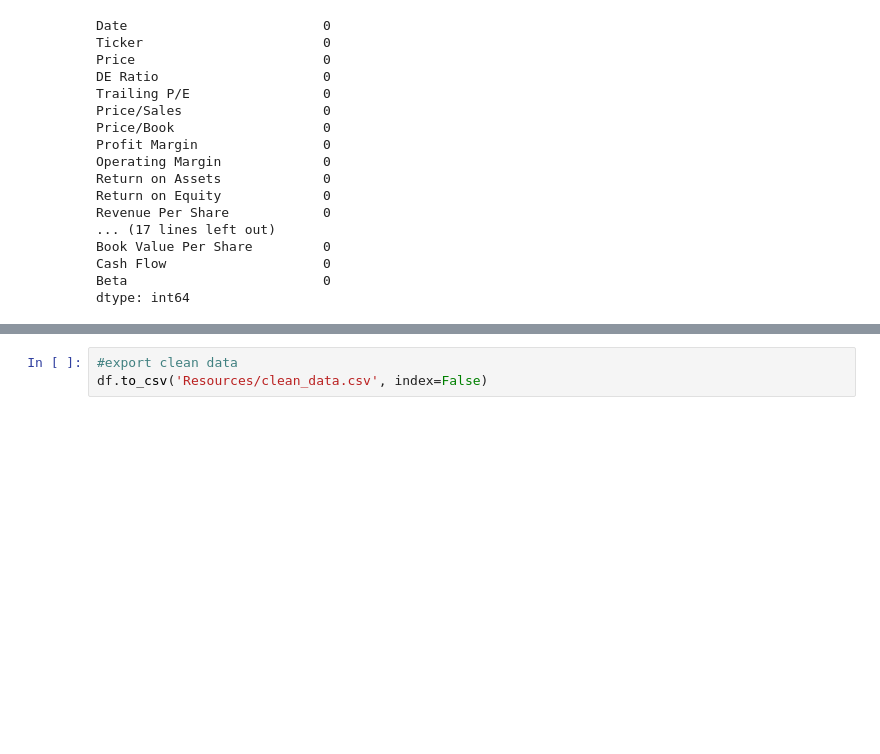
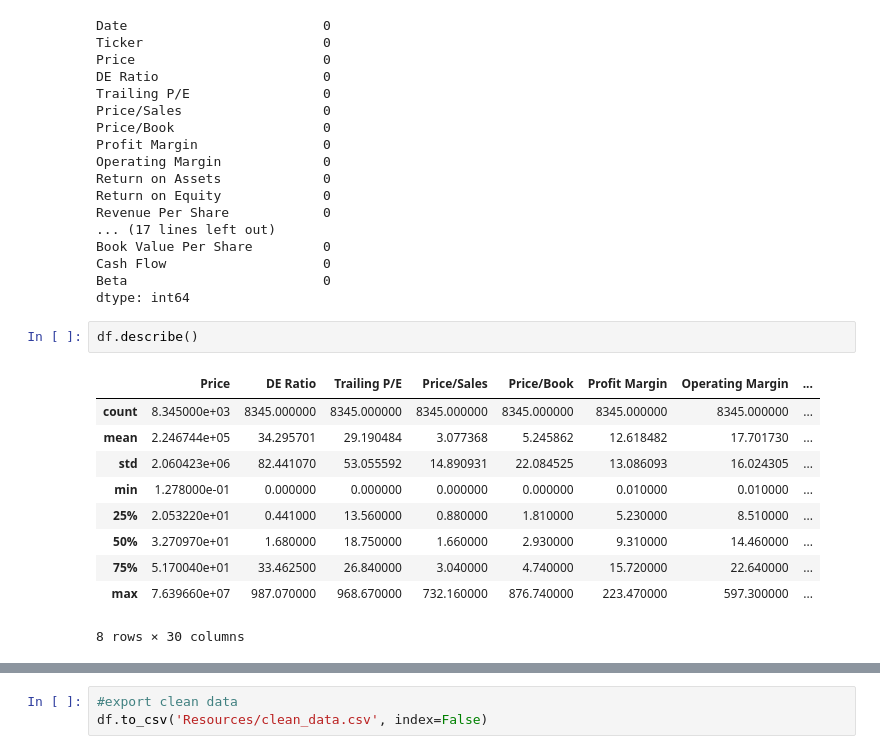
Before and after one commit to msabir10/Final_Project, a Jupyter notebook: Yahoo_Finance.ipynb, the cells around one changed output, grey strips where cells are left out. Saved outputs shown, nothing was run; the diff lists cells and outputs as text; blank space fills up the shorter version.

```diff
--- a/Yahoo_Finance.ipynb
+++ b/Yahoo_Finance.ipynb
@@ -205,3 +235,16 @@ Book Value Per Share         0
 Cash Flow                    0
 Beta                         0
 dtype: int64
+# %%
+df.describe()
+# %% [output]
+|  | Price | DE Ratio | Trailing P/E | Price/Sales | Price/Book | Profit Margin | Operating Margin | ... |
+| count | 8.345000e+03 | 8345.000000 | 8345.000000 | 8345.000000 | 8345.000000 | 8345.000000 | 8345.000000 | ... |
+| mean | 2.246744e+05 | 34.295701 | 29.190484 | 3.077368 | 5.245862 | 12.618482 | 17.701730 | ... |
+| std | 2.060423e+06 | 82.441070 | 53.055592 | 14.890931 | 22.084525 | 13.086093 | 16.024305 | ... |
+| min | 1.278000e-01 | 0.000000 | 0.000000 | 0.000000 | 0.000000 | 0.010000 | 0.010000 | ... |
+| 25% | 2.053220e+01 | 0.441000 | 13.560000 | 0.880000 | 1.810000 | 5.230000 | 8.510000 | ... |
+| 50% | 3.270970e+01 | 1.680000 | 18.750000 | 1.660000 | 2.930000 | 9.310000 | 14.460000 | ... |
+| 75% | 5.170040e+01 | 33.462500 | 26.840000 | 3.040000 | 4.740000 | 15.720000 | 22.640000 | ... |
+| max | 7.639660e+07 | 987.070000 | 968.670000 | 732.160000 | 876.740000 | 223.470000 | 597.300000 | ... |
+8 rows × 30 columns
```
Also changed, not shown: parts of 39 cells of this notebook, 11 other files.
